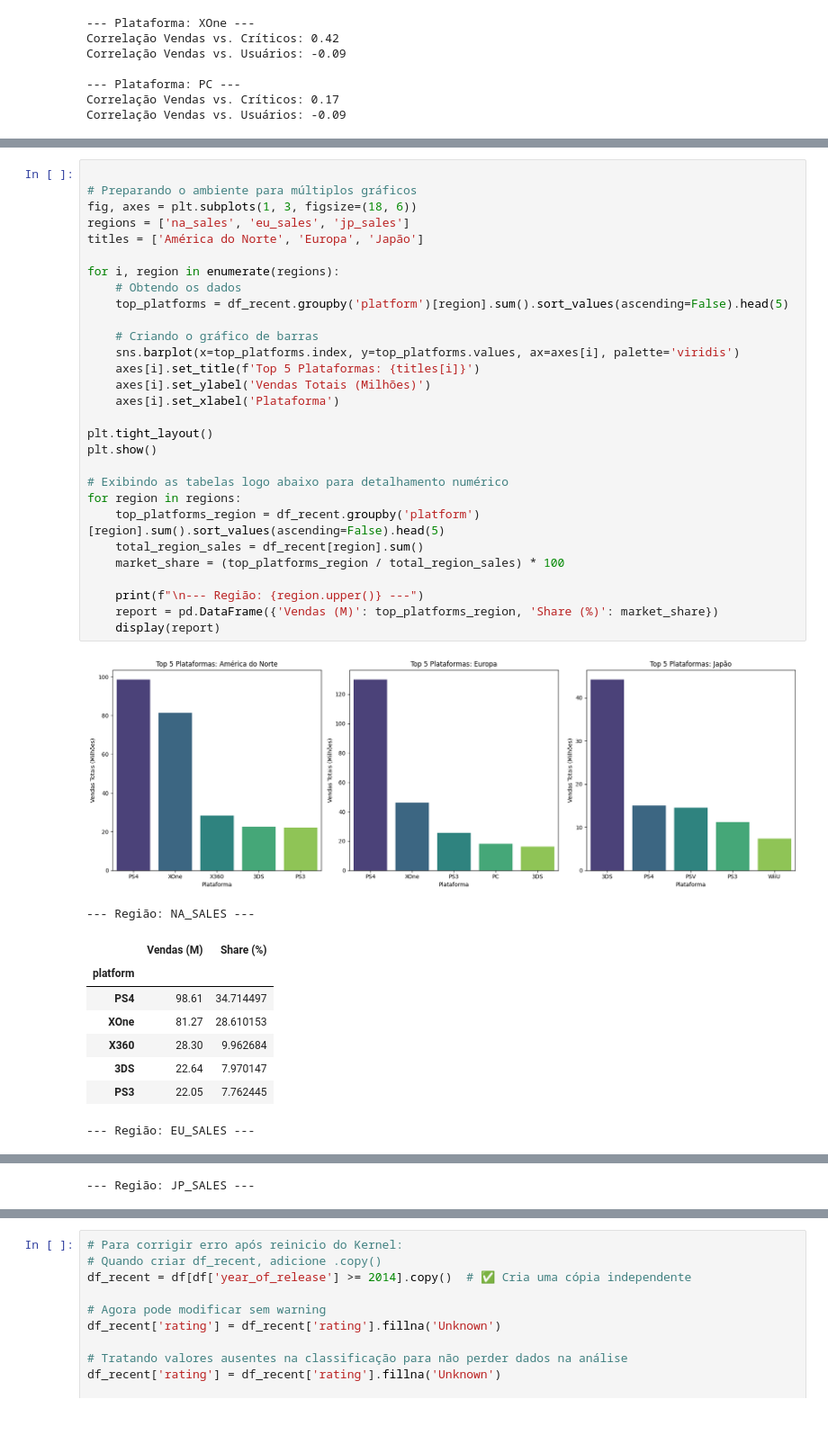
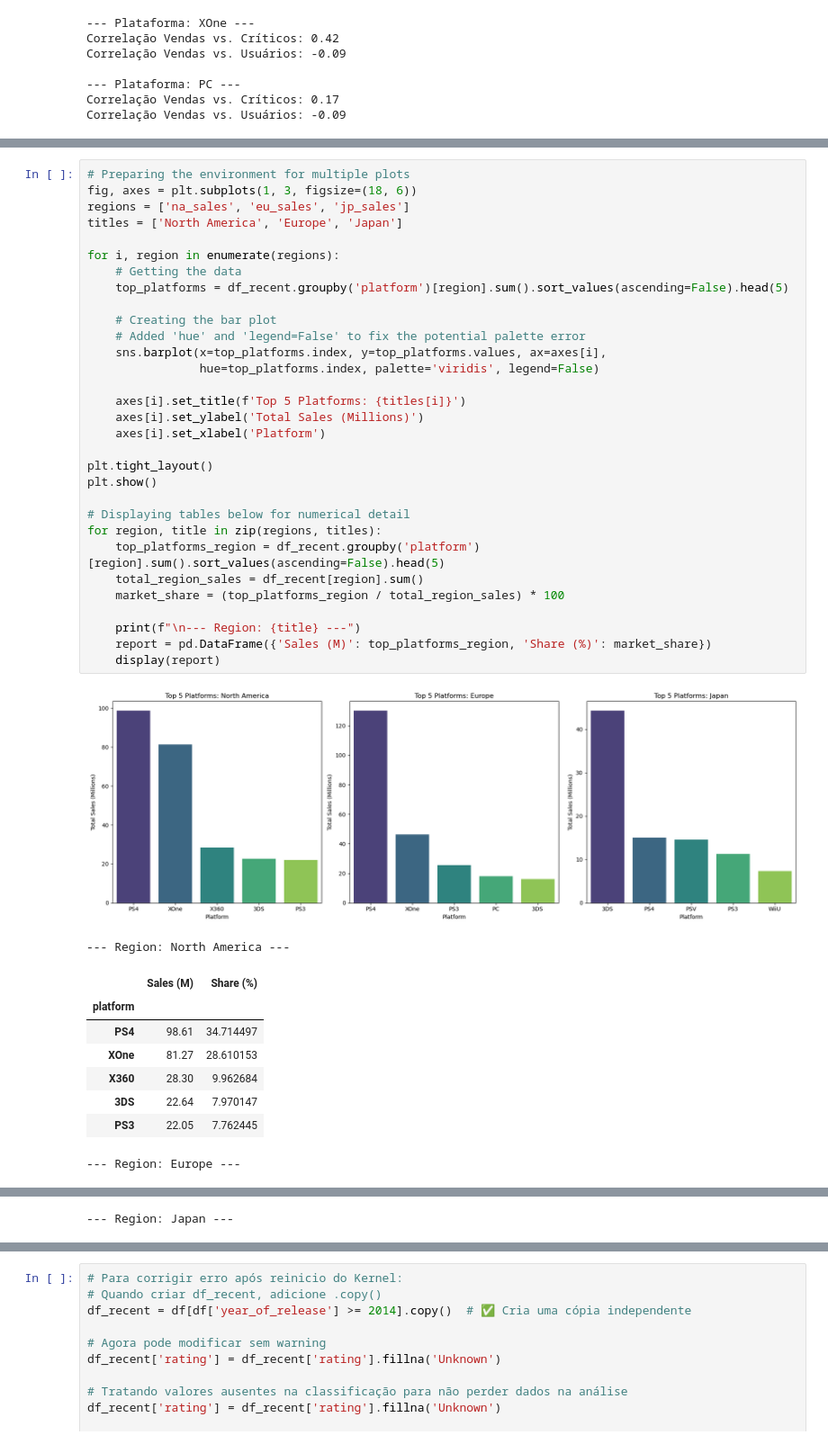
Before and after one commit to rogeriobarberi-sys/video-game-sales-analysis, a Jupyter notebook: notebooks/analysis_en.ipynb, the cells around one changed output, grey strips where cells are left out. Shown at 90% size. Cells and saved outputs as stored; diff of their text form; blank space fills up the shorter version.

```diff
--- a/notebooks/analysis_en.ipynb
+++ b/notebooks/analysis_en.ipynb
@@ -413,40 +418,42 @@ Vamos determinar quais plataformas lideram as vendas em cada região para entend
 # %%
-
-# Preparando o ambiente para múltiplos gráficos
+# Preparing the environment for multiple plots
 fig, axes = plt.subplots(1, 3, figsize=(18, 6))
 regions = ['na_sales', 'eu_sales', 'jp_sales']
-titles = ['América do Norte', 'Europa', 'Japão']
+titles = ['North America', 'Europe', 'Japan']
 
 for i, region in enumerate(regions):
-    # Obtendo os dados
+    # Getting the data
     top_platforms = df_recent.groupby('platform')[region].sum().sort_values(ascending=False).head(5)
 
-    # Criando o gráfico de barras
-    sns.barplot(x=top_platforms.index, y=top_platforms.values, ax=axes[i], palette='viridis')
-    axes[i].set_title(f'Top 5 Plataformas: {titles[i]}')
-    axes[i].set_ylabel('Vendas Totais (Milhões)')
-    axes[i].set_xlabel('Plataforma')
+    # Creating the bar plot
+    # Added 'hue' and 'legend=False' to fix the potential palette error
+    sns.barplot(x=top_platforms.index, y=top_platforms.values, ax=axes[i],
+                hue=top_platforms.index, palette='viridis', legend=False)
+
+    axes[i].set_title(f'Top 5 Platforms: {titles[i]}')
+    axes[i].set_ylabel('Total Sales (Millions)')
+    axes[i].set_xlabel('Platform')
 
 plt.tight_layout()
 plt.show()
 
-# Exibindo as tabelas logo abaixo para detalhamento numérico
-for region in regions:
+# Displaying tables below for numerical detail
+for region, title in zip(regions, titles):
     top_platforms_region = df_recent.groupby('platform')[region].sum().sort_values(ascending=False).head(5)
     total_region_sales = df_recent[region].sum()
     market_share = (top_platforms_region / total_region_sales) * 100
 
-    print(f"\n--- Região: {region.upper()} ---")
-    report = pd.DataFrame({'Vendas (M)': top_platforms_region, 'Share (%)': market_share})
+    print(f"\n--- Region: {title} ---")
+    report = pd.DataFrame({'Sales (M)': top_platforms_region, 'Share (%)': market_share})
     display(report)
 # %% [output]
-[figure, old version]
+[figure, new version]
---- Região: NA_SALES ---
+--- Region: North America ---
-|  | Vendas (M) | Share (%) |
+|  | Sales (M) | Share (%) |
 | platform |  |  |
 | PS4 | 98.61 | 34.714497 |
 | XOne | 81.27 | 28.610153 |
 | X360 | 28.30 | 9.962684 |
 | 3DS | 22.64 | 7.970147 |
 | PS3 | 22.05 | 7.762445 |
---- Região: EU_SALES ---
+--- Region: Europe ---
@@ -457,4 +464,4 @@ for region in regions:
 | PS3 | 25.54 | 9.435496 |
 | PC | 17.97 | 6.638836 |
 | 3DS | 16.12 | 5.955372 |
---- Região: JP_SALES ---
+--- Region: Japan ---
```
Also changed, not shown: parts of 58 cells of this notebook.
